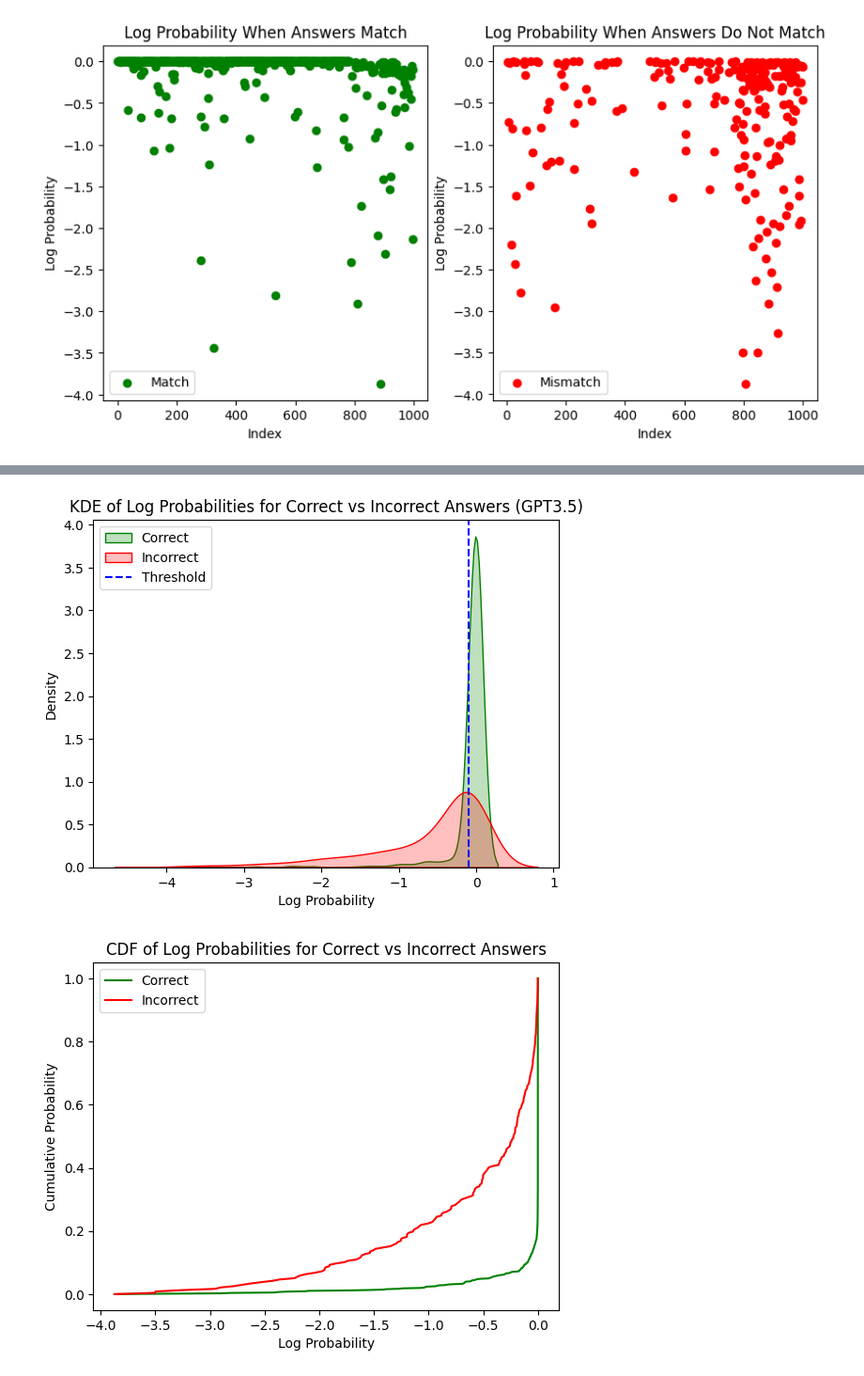
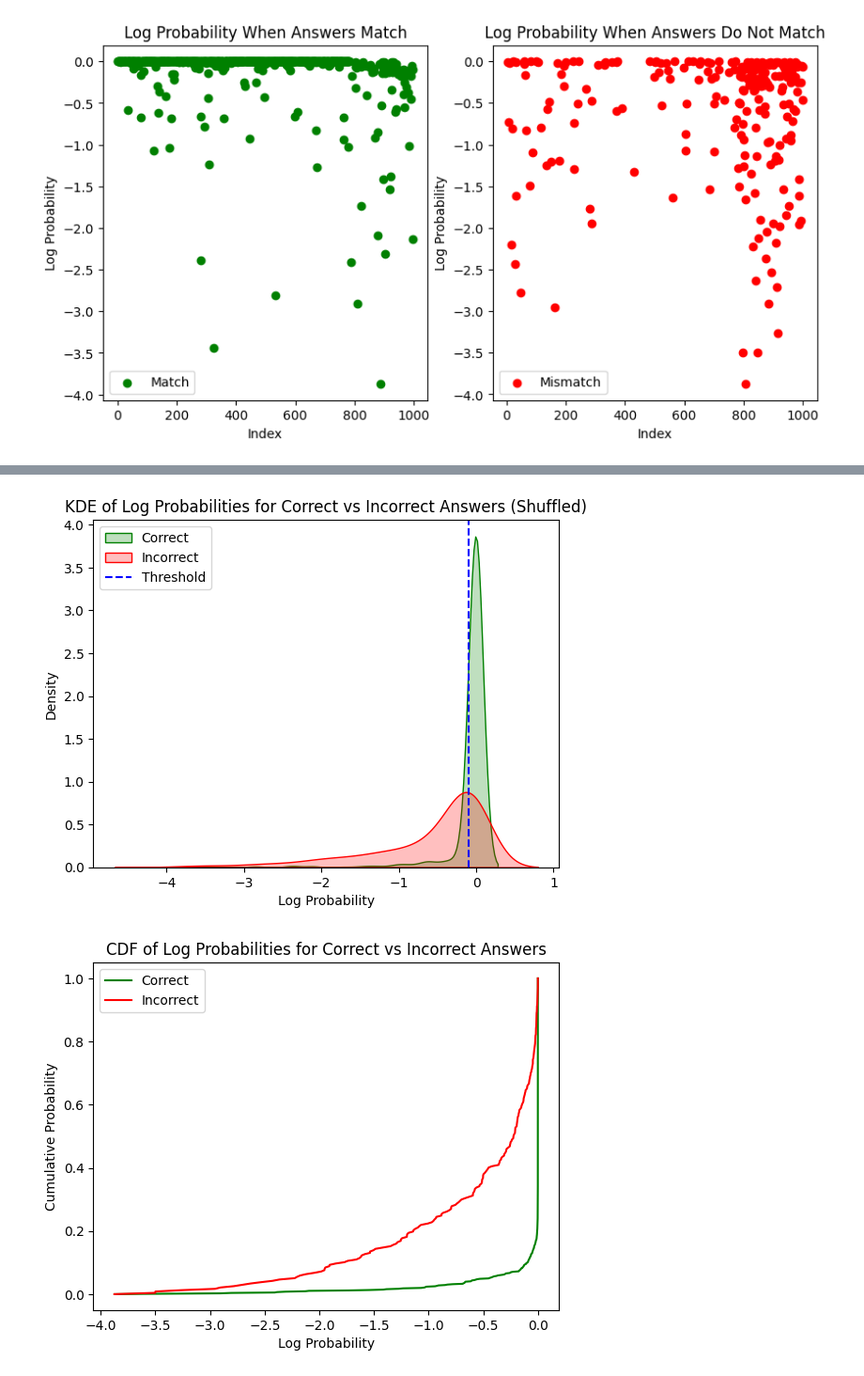
Before and after one commit to moizali01/llm-confidence-study, a Jupyter notebook: MMLU_Logprob_inference/analysis.ipynb, the cells around one changed output, grey strips where cells are left out. Shown at 94% size. Saved outputs shown, nothing was run; the diff lists cells and outputs as text; code cells hidden in the pictures.

```diff
--- a/MMLU_Logprob_inference/analysis.ipynb
+++ b/MMLU_Logprob_inference/analysis.ipynb
@@ -4,7 +4,7 @@ import pandas as pd
 import ast
 
 
-df = pd.read_csv("gpt_lobprob_benchmark.csv")
+df = pd.read_csv("gpt_lobprob_MMLU_og.csv")
 df
 list_from_string = ast.literal_eval(df['log_probs'][0])
 
@@ -139,20 +132,27 @@ plt.show()
 # %%
+# Separate log probabilities for correct and incorrect answers
+log_probs_correct = new_df[new_df['correct_answer'] == new_df['predicted_answer']]['logprob']
+log_probs_incorrect = new_df[new_df['correct_answer'] != new_df['predicted_answer']]['logprob']
+
+import seaborn as sns
+import matplotlib.pyplot as plt
+
+# Separate log probabilities for correct and incorrect answers
+log_probs_correct = new_df[new_df['correct_answer'] == new_df['predicted_answer']]['logprob']
+log_probs_incorrect = new_df[new_df['correct_answer'] != new_df['predicted_answer']]['logprob']
+
+# Plot KDEs
 sns.kdeplot(log_probs_correct, label="Correct", color="green", fill=True)
 sns.kdeplot(log_probs_incorrect, label="Incorrect", color="red", fill=True)
 
 plt.xlabel("Log Probability")
 plt.ylabel("Density")
-plt.title("KDE of Log Probabilities for Correct vs Incorrect Answers (GPT3.5)")
-plt.legend()
-
-threshold_value = -0.1
-
-# Optionally, mark a threshold line
-plt.axvline(x=threshold_value, color="blue", linestyle="--", label="Threshold")
+plt.title("KDE of Log Probabilities for Correct vs Incorrect Answers (Shuffled)")
+plt.axvline(x=-0.1, color="blue", linestyle="--", label="Threshold")
 plt.legend()
 plt.show()
 # %% [output]
-[figure, old version]
+[figure, new version]
 # %%
 import numpy as np
 
```
Also changed, not shown: parts of 7 cells of this notebook, 6 other files.
